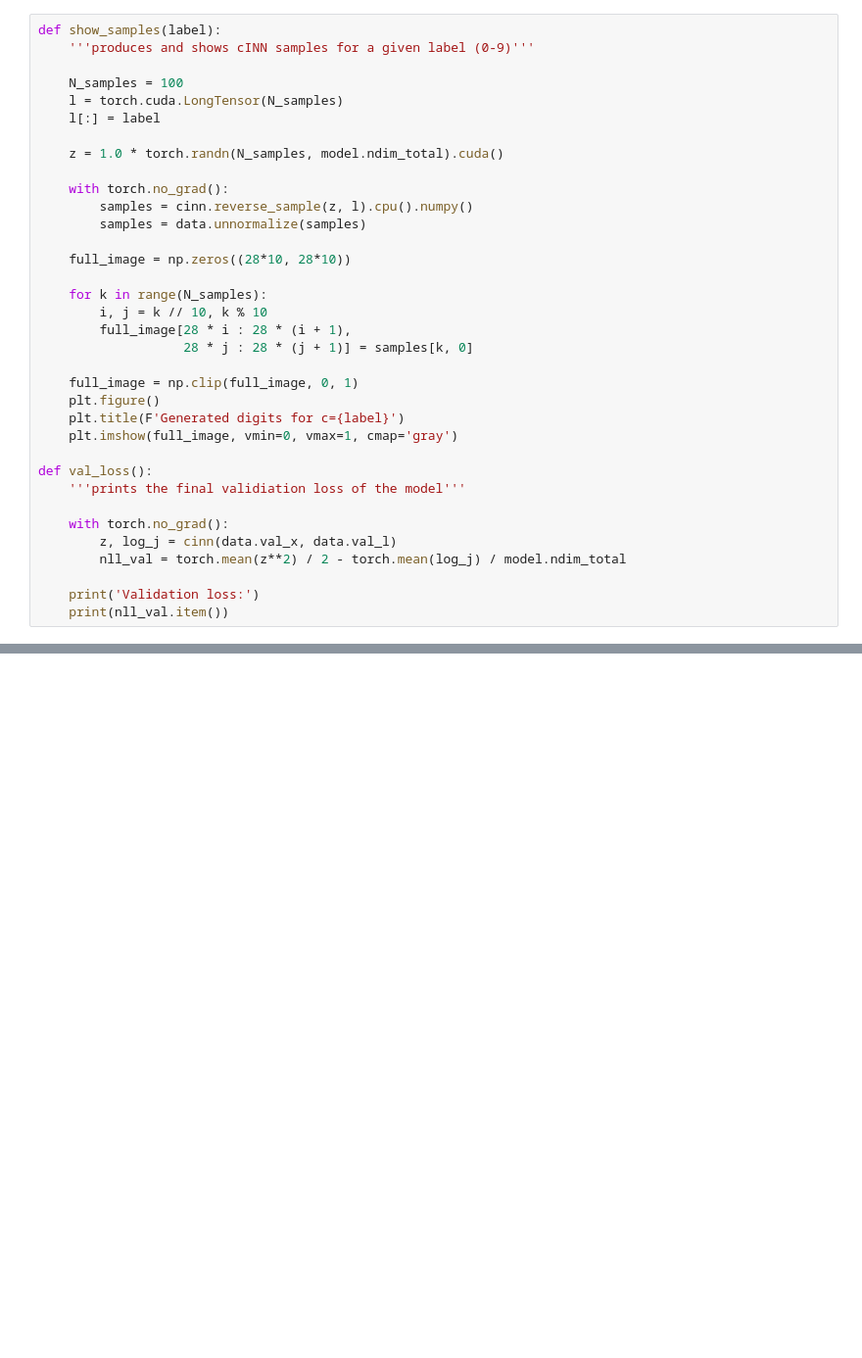
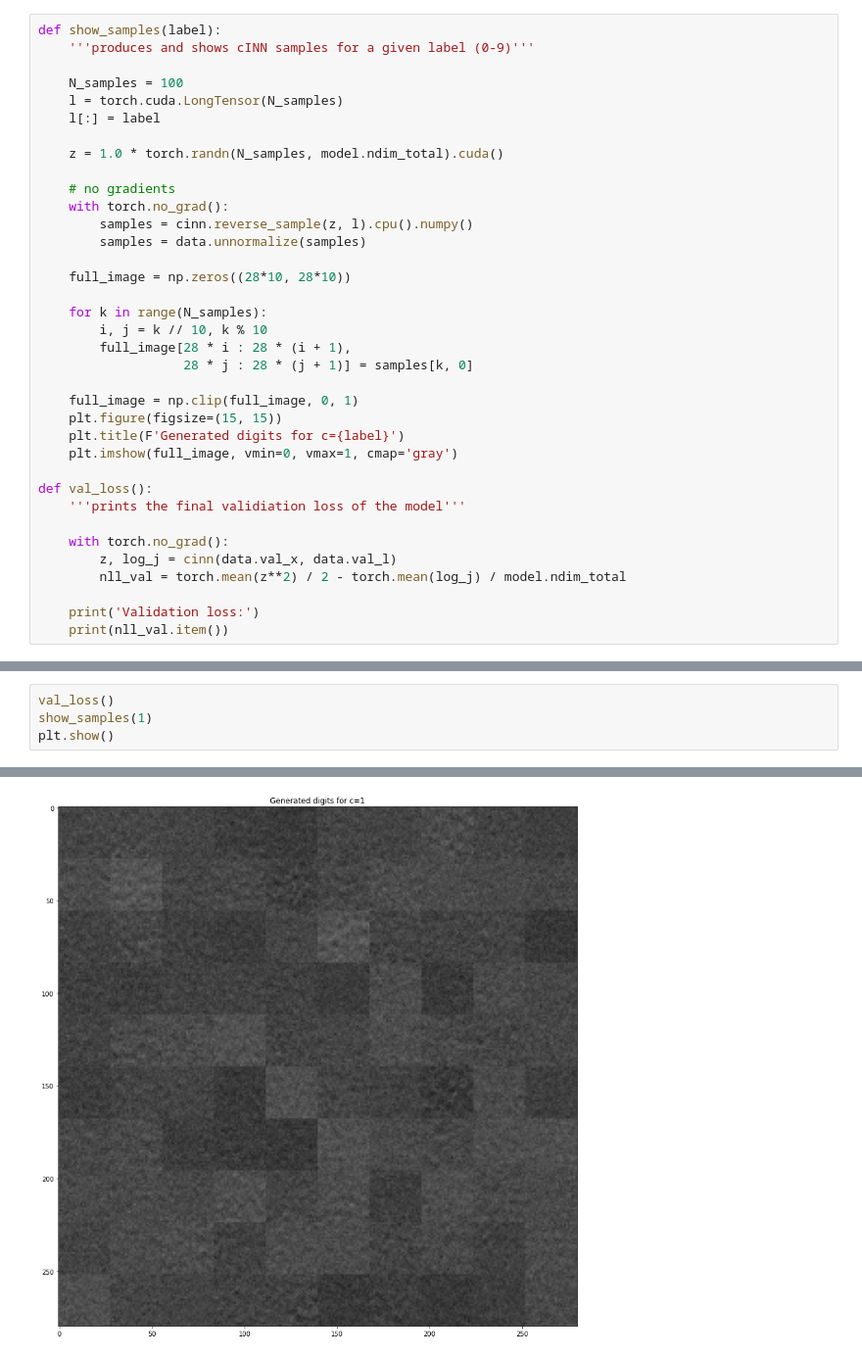
Before and after one commit to lucterres/cnflow_inn, a Jupyter notebook: my_Salt_minimal/2evaluating.ipynb, the cells around one changed output, grey strips where cells are left out. Shown: that part at 98% size. Saved outputs shown, nothing was run; the diff lists cells and outputs as text; blank space fills up the shorter version.

```diff
--- a/my_Salt_minimal/2evaluating.ipynb
+++ b/my_Salt_minimal/2evaluating.ipynb
@@ -23,6 +40,7 @@ def show_samples(label):
 
     z = 1.0 * torch.randn(N_samples, model.ndim_total).cuda()
 
+    # no gradients
     with torch.no_grad():
         samples = cinn.reverse_sample(z, l).cpu().numpy()
         samples = data.unnormalize(samples)
@@ -35,7 +53,7 @@ def show_samples(label):
                    28 * j : 28 * (j + 1)] = samples[k, 0]
 
     full_image = np.clip(full_image, 0, 1)
-    plt.figure()
+    plt.figure(figsize=(15, 15))
     plt.title(F'Generated digits for c={label}')
     plt.imshow(full_image, vmin=0, vmax=1, cmap='gray')
 
@@ -71,0 +69,5 @@ Validation loss:
+# %%
+val_loss()
+show_samples(1)
+plt.show()
+# %% [output]
@@ -71,0 +76 @@ Validation loss:
+[figure, added]
```
Also changed, not shown: parts of 4 cells of this notebook, 6 other files.
